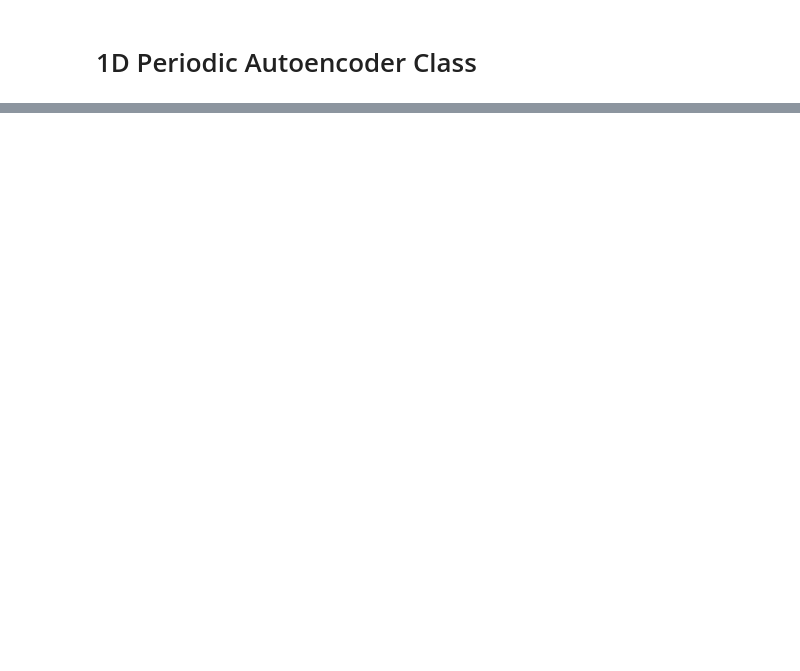
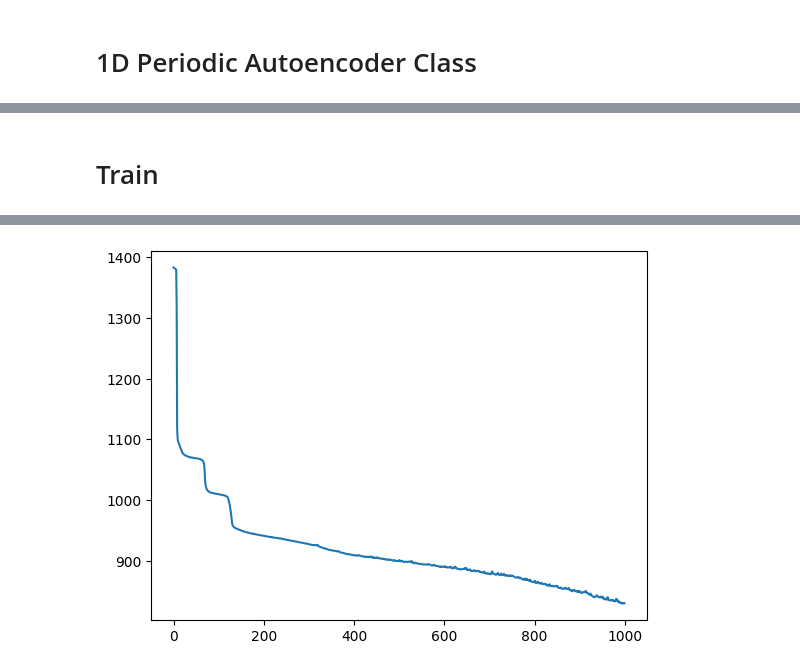
Before and after one commit to c-earth/diff2struct, a Jupyter notebook: Period1DAE.ipynb, the cells around one changed output, grey strips where cells are left out. Drawn from its saved outputs; the diff is of its cells as text; code cells hidden in the pictures; blank space fills up the shorter version.

```diff
--- a/Period1DAE.ipynb
+++ b/Period1DAE.ipynb
@@ -102,0 +100,24 @@ class PAE(nn.Module):
+# %%
+class Encoder(nn.Module):
+    def __init__(self, latent_dim):
+        super(Encoder, self).__init__()
+
+        self.net = nn.Sequential(
+                                    nn.Conv1d(1, 1, 3, padding = 1), # 256
+                                    nn.LeakyReLU(),
+                                    nn.MaxPool1d(2, 2),
+                                    nn.Conv1d(1, 1, 3, padding = 1), # 128
+                                    nn.LeakyReLU(),
+                                    nn.MaxPool1d(2, 2),
+                                    nn.Conv1d(1, 1, 3, padding = 1), # 64
+                                    nn.LeakyReLU(),
+                                    nn.MaxPool1d(2, 2),
+                                    nn.Flatten(),
+                                    nn.Linear(32, latent_dim),
+                                    nn.LeakyReLU()
+                                 )
+
+    def forward(self, x):
+        x = x.view(-1, 1, 256)
+        output = self.net(x)
+        return output
@@ -102,0 +165,17 @@ class PAE(nn.Module):
+# %%
+class PAE(nn.Module):
+    def __init__(self, encoder, pencoder, decoder):
+        super(PAE, self).__init__()
+        self.pencoder = pencoder
+        self.encoder = encoder
+        self.decoder = decoder
+
+        self.pencoder.to(device)
+        self.encoder.to(device)
+        self.decoder.to(device)
+
+    def forward(self, x):
+        encoded = self.encoder(x)
+        pencoded = self.pencoder(x)
+        decoded = self.decoder(torch.concat([pencoded, encoded], dim = 1))
+        return decoded
@@ -102,0 +229,7 @@ class PAE(nn.Module):
+# %% [markdown]
+# Train
+# %%
+model = Demo(PAE(Encoder(2), PEncoder(32), Decoder(32, 2)))
+
+model.train(nn.MSELoss(), 1000, 64, data)
+# %% [output]
@@ -102,0 +237 @@ class PAE(nn.Module):
+[figure, added]
```
Also changed, not shown: parts of 18 cells of this notebook.
